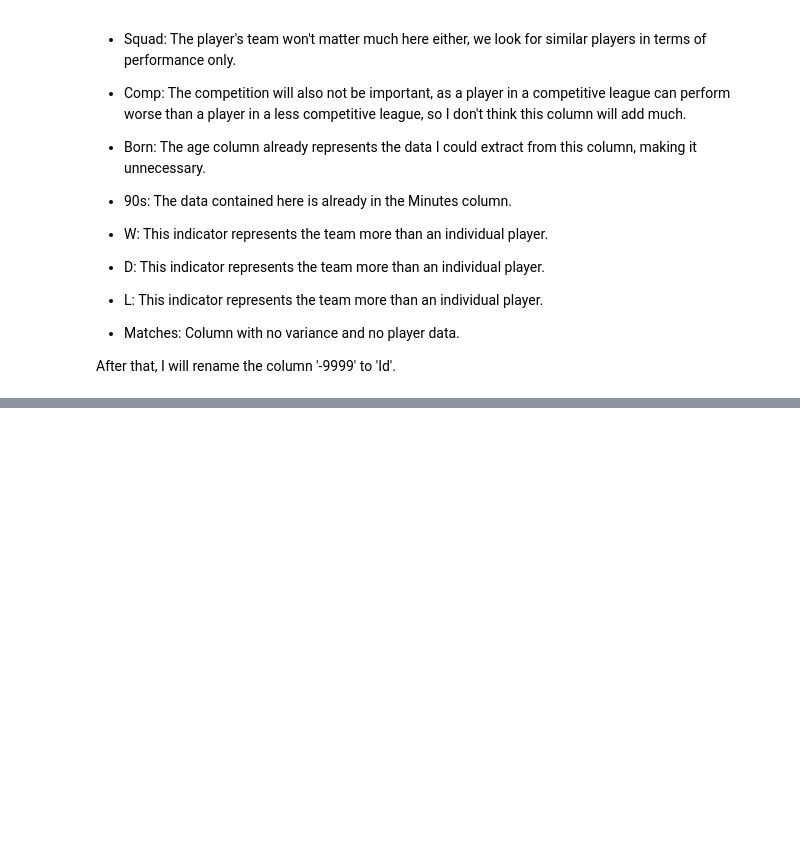
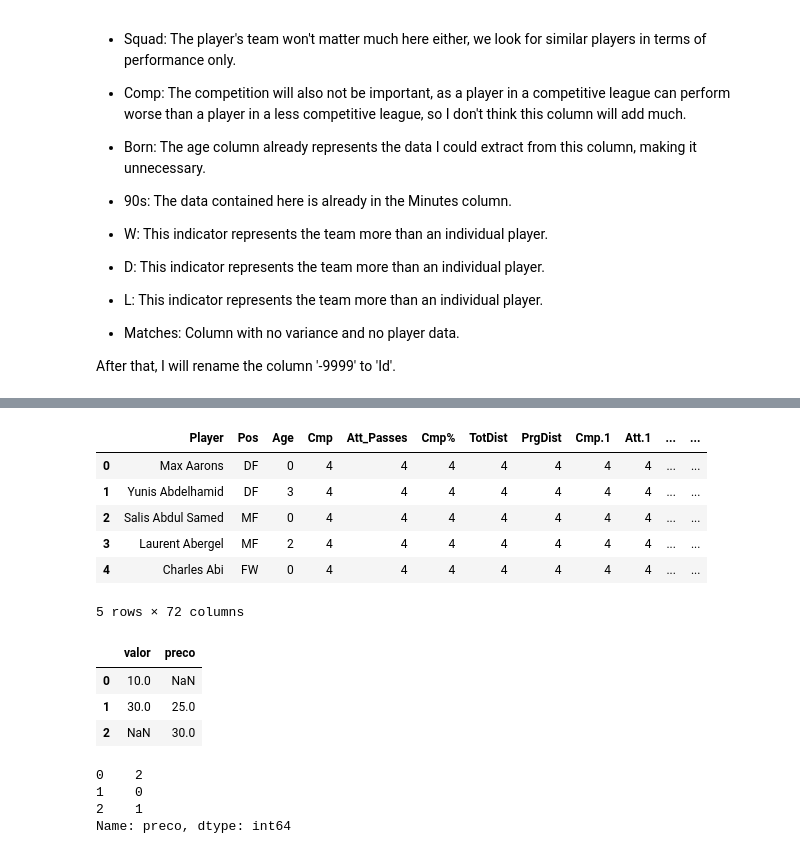
Before and after one commit to dnsrsdata/Football_Player_Rec_Syst, a Jupyter notebook: notebooks/ETL_Playground.ipynb, the cells around one changed output, grey strips where cells are left out. Drawn from its saved outputs; the diff is of its cells as text; code cells hidden in the pictures; blank space fills up the shorter version.

```diff
--- a/notebooks/ETL_Playground.ipynb
+++ b/notebooks/ETL_Playground.ipynb
@@ -861,0 +863,14 @@ for identifier in greaterThanOneIndexes:
+# %%
+def categorizer(dataframe):
+    dataset = dataframe.copy()
+    columns = dataset.select_dtypes(['int', 'float']).columns
+    binarizer_func = lambda x: 0 if x <= q1 else (1 if q1 < x <= q2 else (2 if q2 < x <= q3 else (3 if q3 < x else 4)))
+    for col in columns:
+        q1 = np.quantile(dataset[col], 0.25)
+        q2 = np.quantile(dataset[col], 0.50)
+        q3 = np.quantile(dataset[col], 0.75)
+        dataset[col] = dataset[col].apply(binarizer_func)
+
+    return dataset
+# %%
+dt = categorizer(all_players_data)
@@ -861,0 +887,10 @@ for identifier in greaterThanOneIndexes:
+# %%
+dt.head()
+# %% [output]
+|  | Player | Pos | Age | Cmp | Att_Passes | Cmp% | TotDist | PrgDist | Cmp.1 | Att.1 | ... | ... |
+| 0 | Max Aarons | DF | 0 | 4 | 4 | 4 | 4 | 4 | 4 | 4 | ... | ... |
+| 1 | Yunis Abdelhamid | DF | 3 | 4 | 4 | 4 | 4 | 4 | 4 | 4 | ... | ... |
+| 2 | Salis Abdul Samed | MF | 0 | 4 | 4 | 4 | 4 | 4 | 4 | 4 | ... | ... |
+| 3 | Laurent Abergel | MF | 2 | 4 | 4 | 4 | 4 | 4 | 4 | 4 | ... | ... |
+| 4 | Charles Abi | FW | 0 | 4 | 4 | 4 | 4 | 4 | 4 | 4 | ... | ... |
+5 rows × 72 columns
@@ -861,0 +900,14 @@ for identifier in greaterThanOneIndexes:
+# %%
+pd.DataFrame(dic)
+# %% [output]
+|  | valor | preco |
+| 0 | 10.0 | NaN |
+| 1 | 30.0 | 25.0 |
+| 2 | NaN | 30.0 |
+# %%
+pd.DataFrame(dic).preco.apply(lambda x: 0 if 27 > x else (1 if x > 28 else 2))
+# %% [output]
+0    2
+1    0
+2    1
+Name: preco, dtype: int64
```
Also changed, not shown: parts of 8 cells of this notebook.
